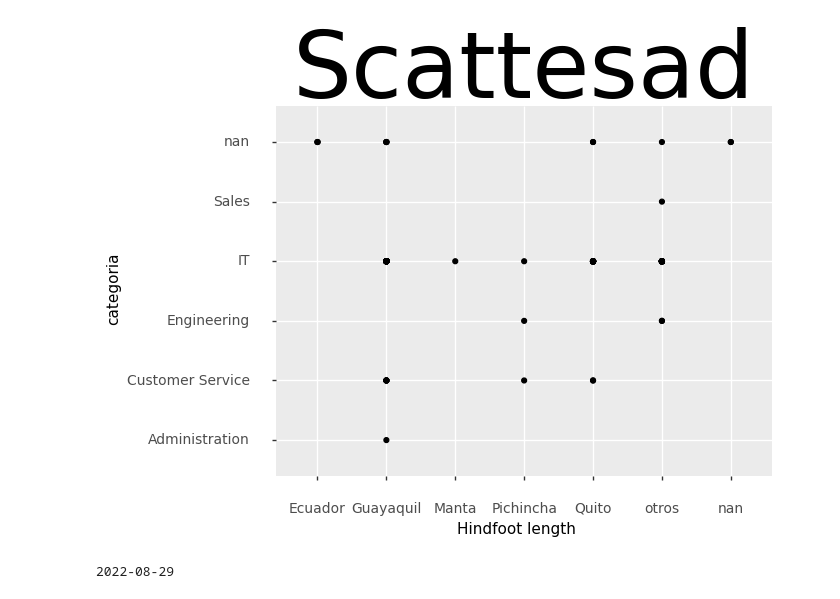
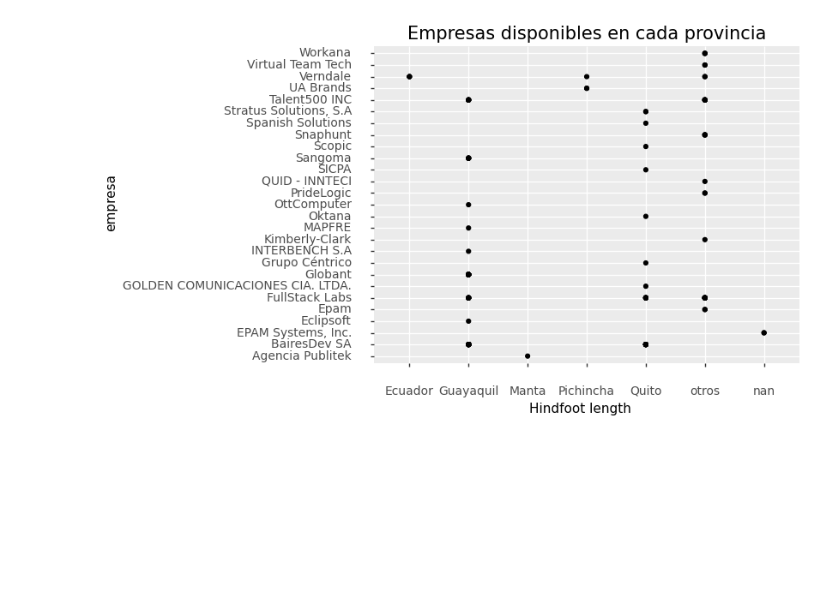
Before and after one commit to jcotrina2000/Sprint-1-Scraping, a Jupyter notebook: Scraping_JeanVillamar/Graficos.ipynb, the cells around one changed output. Saved outputs shown, nothing was run; the diff lists cells and outputs as text; code cells hidden in the pictures; blank space fills up the shorter version.

```diff
--- a/Scraping_JeanVillamar/Graficos.ipynb
+++ b/Scraping_JeanVillamar/Graficos.ipynb
@@ -6,7 +5,7 @@ import numpy as np
 from scipy.stats import norm
 %matplotlib inline
 # %%
-cargos = pd.read_csv('../jobs_expertini.csv', sep=';')
+cargos = pd.read_csv('jobs_expertini.csv', sep=';')
 cargos
 # %% [output]
 |  | titulo | empresa | categoria | provincia | salario | tipo | dias |
@@ -73,23 +54,16 @@ array([<AxesSubplot:ylabel='titulo'>], dtype=object)
 # %%
 import plotnine as p9
-myplot = (p9.ggplot(data=cargos, mapping=p9.aes(x='provincia', y='categoria')) +
+myplot = (p9.ggplot(data=cargos, mapping=p9.aes(x='provincia', y='empresa')) +
               p9.geom_point())
 
 # convierte el output de plotnine a un objeto de matplotlib
 my_plt_version = myplot.draw()
 
 # Realiza más ajustes al gráfico con matplotlib:
 p9_ax = my_plt_version.axes[0] # cada subgráfico es un ítem en una lista
 p9_ax.set_xlabel("Hindfoot length")
 p9_ax.tick_params(labelsize=10, pad=16)
-p9_ax.set_title('Scattesad', fontsize=67)
+p9_ax.set_title('Empresas disponibles en cada provincia', fontsize=15)
 plt.show() # esto no es necesario en Jupyter Notebooks
 # %% [output]
-[figure, old version]
+[figure, new version]
-# %%
-from datetime import date
-from datetime import datetime
-today = date.today()
-print(today)
-# %% [output]
-2022-08-29
```
Also changed, not shown: parts of 6 cells of this notebook, 4 other files.
